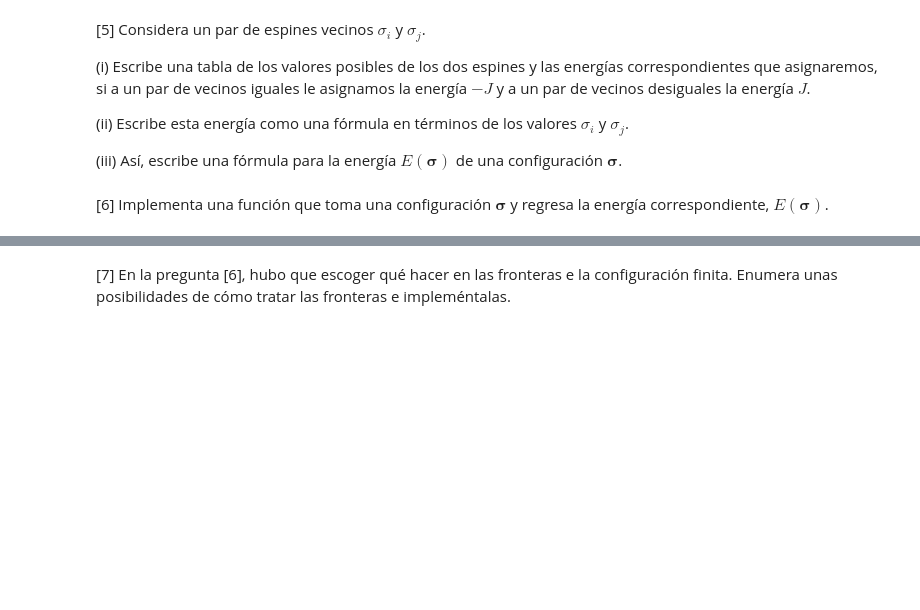
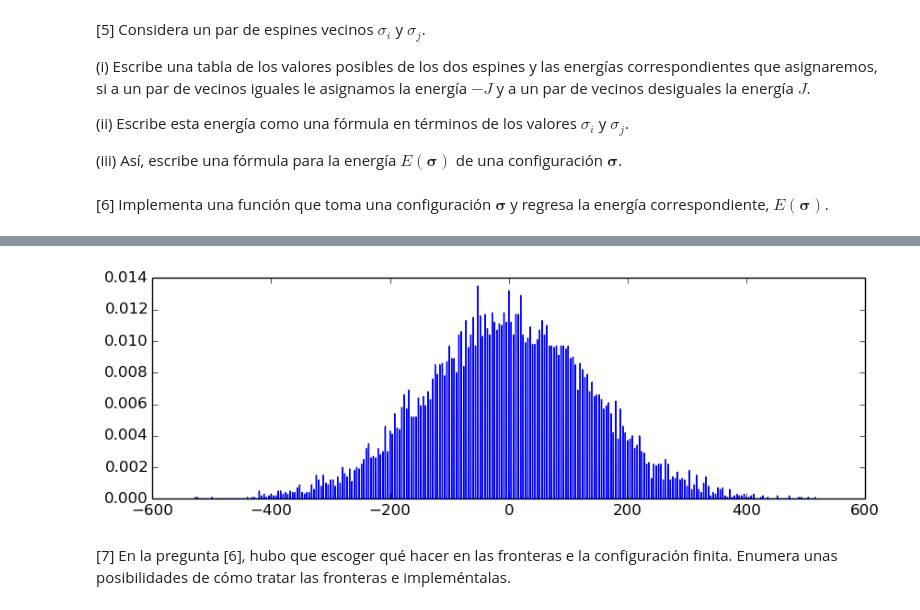
Before and after one commit to spinacho/Octavo_semestre, a Jupyter notebook: TSFCIII/metodos-monte-carlo/07. El modelo de Ising.ipynb, the cells around one changed output, grey strips where cells are left out. Saved outputs shown, nothing was run; the diff lists cells and outputs as text; code cells hidden in the pictures; blank space fills up the shorter version.

```diff
--- a/TSFCIII/metodos-monte-carlo/07. El modelo de Ising.ipynb
+++ b/TSFCIII/metodos-monte-carlo/07. El modelo de Ising.ipynb
@@ -197,3 +239,8 @@ Hasta ahora, no hemos modelado las *interacciones* entre los espines, que es lo
+# %%
+figure(figsize=(10,3))
+plot(ITVLS,EE);
+# %% [output]
+[figure, added]
 # %% [markdown]
 [7] En la pregunta [6], hubo que escoger qué hacer en las fronteras e la configuración finita. Enumera unas posibilidades de cómo tratar las fronteras e impleméntalas.
 # %% [markdown]
```
Also changed, not shown: parts of 14 cells of this notebook, 2 other files.
